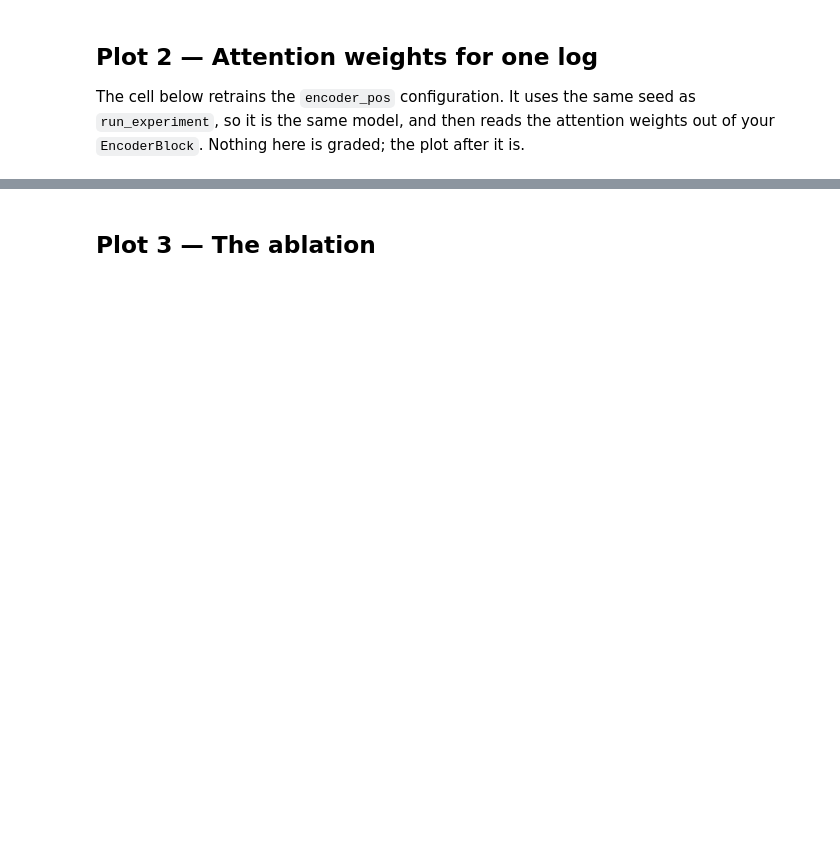
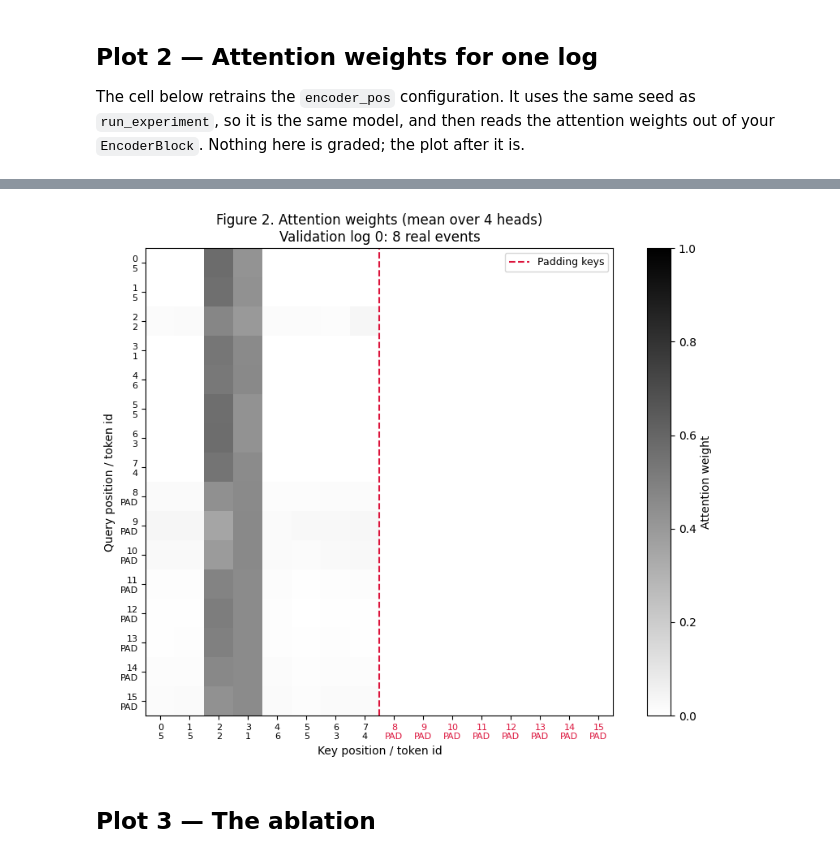
Before and after one commit to yeonnnnni/machine-learning-project, a Jupyter notebook: lab07_transformer/notebooks/lab07_visualization.ipynb, the cells around one changed output, grey strips where cells are left out. Cells and saved outputs as stored; diff of their text form; code cells hidden in the pictures; blank space fills up the shorter version.

```diff
--- a/lab07_transformer/notebooks/lab07_visualization.ipynb
+++ b/lab07_transformer/notebooks/lab07_visualization.ipynb
@@ -61,0 +108,95 @@ print('label          :', data['y_val'][i].item(), '(1 = heat first)')
+# %%
+# ============ TODO (Plot 2) ============
+# Show `attn` (16 x 16) with plt.imshow(..., cmap='gray_r') plus a colourbar.
+# Rows are queries, columns are keys. Label both axes and mark which columns are padding.
+# Comment: what weight do the padded columns get, and is that what your mask should do?
+# =======================================
+
+# 1. 기존 준비 셀에서 얻은 attention과 mask를 CPU로 옮긴다.
+weights = attn.detach().cpu()
+is_real = mask[0].detach().cpu()
+token_ids = tokens[0].detach().cpu().tolist()
+
+n_positions = weights.shape[0]
+n_real = int(is_real.sum().item())
+
+# 2. 각 위치의 번호와 토큰을 축 라벨로 만든다.
+# 첫 줄은 위치 번호, 둘째 줄은 token id 또는 PAD이다.
+tick_labels = [
+    f"{position}\n{token_ids[position]}"
+    if bool(is_real[position])
+    else f"{position}\nPAD"
+    for position in range(n_positions)
+]
+
+# 3. query가 행, key가 열인 attention 행렬을 그린다.
+fig, ax = plt.subplots(figsize=(9, 7))
+
+image = ax.imshow(
+    weights.numpy(),
+    cmap="gray_r",
+    vmin=0.0,
+    vmax=1.0,
+    aspect="equal",
+    origin="upper",
+    interpolation="nearest",
+)
+
+ax.set_xticks(range(n_positions))
+ax.set_yticks(range(n_positions))
+ax.set_xticklabels(tick_labels, fontsize=8)
+ax.set_yticklabels(tick_labels, fontsize=8)
+
+ax.set_xlabel("Key position / token id")
+ax.set_ylabel("Query position / token id")
+ax.set_title(
+    "Figure 2. Attention weights "
+    f"(mean over {lab07.N_HEADS} heads)\n"
+    f"Validation log {i}: {n_real} real events"
+)
+
+# 4. PAD key 열을 빨간 라벨과 경계선으로 표시한다.
+for tick, keep in zip(
+    ax.get_xticklabels(),
+    is_real.tolist(),
+):
+    if not keep:
+        tick.set_color("crimson")
+
+if n_real < n_positions:
+    ax.axvline(
+        n_real - 0.5,
+        color="crimson",
+        linestyle="--",
+        linewidth=1.5,
+        label="Padding keys",
+    )
+    ax.legend(loc="upper right", fontsize=9)
+
+colorbar = fig.colorbar(image, ax=ax)
+colorbar.set_label("Attention weight")
+
+# 5. 마스크와 softmax의 동작을 직접 확인한다.
+assert torch.all(weights[:, ~is_real] == 0), (
+    "PAD key 열의 attention이 0이 아닙니다."
+)
+
+assert torch.allclose(
+    weights.sum(dim=-1),
+    torch.ones(n_positions, dtype=weights.dtype),
+    atol=1e-5,
+), "Attention 행의 합이 1이 아닙니다."
+
+print("PASS: PAD key 열의 가중치는 모두 정확히 0입니다.")
+print("PASS: 각 query 행의 가중치 합은 1입니다.")
+
+# 6. 보고서용 PNG로 저장한다.
+fig.tight_layout()
+fig.savefig(
+    "fig2_attention_weights.png",
+    dpi=200,
+    bbox_inches="tight",
+)
+
+plt.show()
+# %% [output]
@@ -62,2 +205,3 @@ print('label          :', data['y_val'][i].item(), '(1 = heat first)')
+[figure, added]
 # %% [markdown]
 ## Plot 3 — The ablation
```
Also changed, not shown: parts of 8 cells of this notebook, 12 other files.
